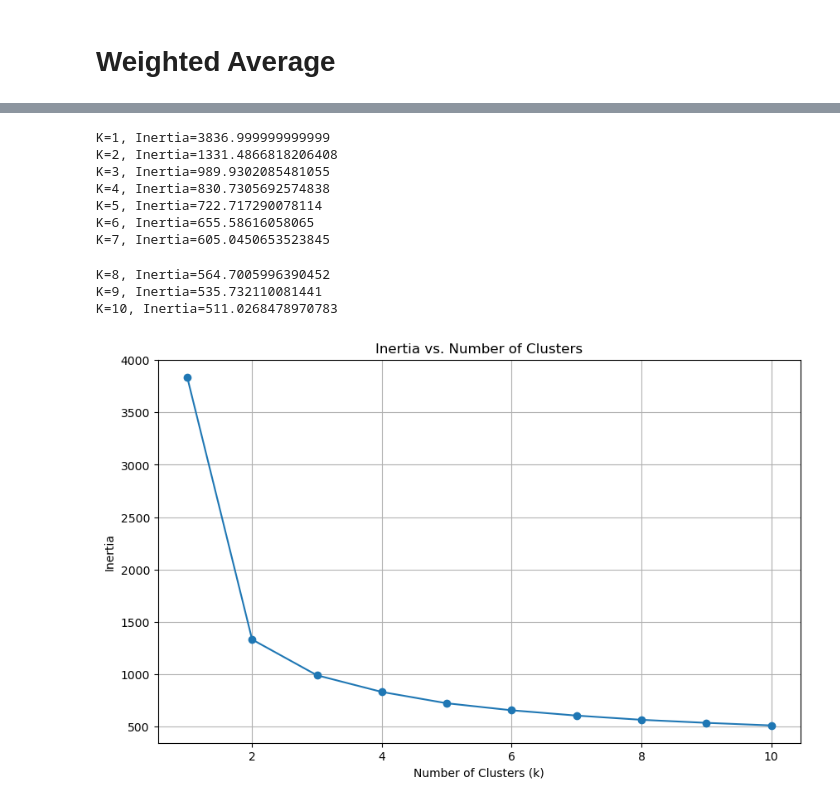
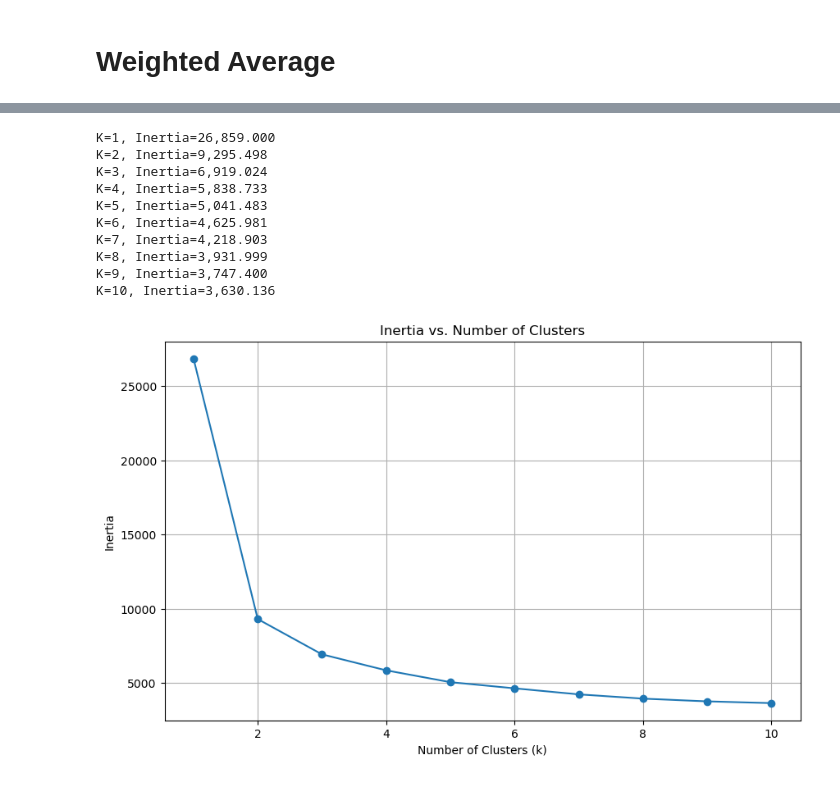
Before and after one commit to BruciiZ/hearing-clustering, a Jupyter notebook: code/K-Means.ipynb, the cells around one changed output, grey strips where cells are left out. Cells and saved outputs as stored; diff of their text form; code cells hidden in the pictures.

```diff
--- a/code/K-Means.ipynb
+++ b/code/K-Means.ipynb
@@ -484,7 +500,7 @@ K=10, Inertia=4387.298766841732
 from sklearn.metrics import silhouette_score
 
 # Initialize a list to store the silhouette scores
-silhouette_scores = []
+right_silhouette_scores = []
 
 # Define the range of clusters to try
 k_values = range(2, 11)
@@ -493,16 +509,16 @@ k_values = range(2, 11)
 
 for k in k_values:
     # Initialize the KMeans object with k clusters
-    kmeans = KMeans(n_clusters=k, random_state=42)
+    kmeans = KMeans(n_clusters=k, random_state=42, n_init = 'auto')
     kmeans.fit(standardized_right_ear_data)
     # Calculate the silhouette score
     score = silhouette_score(standardized_right_ear_data, kmeans.labels_)
-    silhouette_scores.append(score)
-    print(f"K={k}, Silhouette Score={score}")
+    right_silhouette_scores.append(score)
+    print(f"K={k}, Silhouette Score={score:.3f}")
 
 # Plot the silhouette scores against k values
 plt.figure(figsize=(10, 6))
-plt.plot(k_values, silhouette_scores, marker='o')
+plt.plot(k_values, right_silhouette_scores, marker='o')
 plt.xlabel('Number of Clusters (k)')
 plt.ylabel('Silhouette Score')
 plt.title('Silhouette Score vs. Number of Clusters')
@@ -532,7 +571,7 @@ print(6670.321743447936 / 7)
 # Weighted Average
 # %%
 # Define weights for left and right ear data
-weights = [0.8, 1.1]
+weights = [1.30, 1.40]
 
 # Calculate the weighted average hearing level
 weighted_average_hearing = (weights[0] * np.array(left_ear_data) + weights[1] * np.array(right_ear_data)) / sum(weights)
@@ -551,18 +590,18 @@ weighted_average_hearing.head()
 # %%
 # Fit KMenas to the weighted average hearing data
 scaler = StandardScaler()
-data_scaled = scaler.fit_transform(weighted_average_hearing)
+weighted_data_scaled = scaler.fit_transform(weighted_average_hearing)
 # %%
 # Perform KMeans clustering
-kmeans = KMeans(n_clusters=4, random_state=42)
-kmeans.fit(data_scaled)
+kmeans = KMeans(n_clusters=4, random_state=42, n_init = 'auto')
+kmeans.fit(weighted_data_scaled)
 
 # Add the cluster labels to the original data
 weighted_average_hearing['Cluster'] = kmeans.labels_
 
 # Analyze the cluster centroids for the 3-cluster solution
 centroids = scaler.inverse_transform(kmeans.cluster_centers_)
-centroid_df = pd.DataFrame(centroids, columns=desired_order[:7])
+centroid_df = pd.DataFrame(centroids, columns=frequencies)
 
 # Plot the cluster centroids with 4 clusters
 frequencies = [500, 1000, 2000, 3000, 4000, 6000, 8000]  # Correct frequency values
@@ -570,7 +609,7 @@ frequencies = [500, 1000, 2000, 3000, 4000, 6000, 8000]  # Correct frequency val
 plt.figure(figsize=(8, 6))
 
 for i in range(4):
-    plt.plot(frequencies, centroid_df_5.iloc[i, :7], marker='o', label=f'Cluster {i}')
+    plt.plot(frequencies, centroid_df.iloc[i, :], marker='o', label=f'Cluster {i}')
 
 # Add labels and reverse y-axis
 plt.xlabel('Frequency in Hertz (Hz)')
@@ -587,41 +626,41 @@ plt.show()
 # %%
 # Use Elbow Method to determine optimal number of clusters
 
 # Initialize a list to store the inertia values
-inertia_values = []
+weighted_inertia_values = []
 
 # Define the range of clusters to try
 k_values = range(1, 11)
 
 # Iterate over the range of k values
 for k in k_values:
     # Initialize the KMeans object with k clusters
-    kmeans = KMeans(n_clusters=k, random_state=42)
-    kmeans.fit(data_scaled)
+    kmeans = KMeans(n_clusters=k, random_state=42, n_init = 'auto')
+    kmeans.fit(weighted_data_scaled)
     # Append the inertia value to the list
-    inertia_values.append(kmeans.inertia_/7)
-    print(f"K={k}, Inertia={kmeans.inertia_/7}")
+    weighted_inertia_values.append(kmeans.inertia_)
+    print(f"K={k}, Inertia={kmeans.inertia_:,.3f}")
 
 # Plot the inertia values against k values
 plt.figure(figsize=(10, 6))
-plt.plot(k_values, inertia_values, marker='o')
+plt.plot(k_values, weighted_inertia_values, marker='o')
 plt.xlabel('Number of Clusters (k)')
 plt.ylabel('Inertia')
 plt.title('Inertia vs. Number of Clusters')
 plt.grid(True)
 plt.show()
 # %% [output]
-K=1, Inertia=3836.999999999999
-K=2, Inertia=1331.4866818206408
-K=3, Inertia=989.9302085481055
-K=4, Inertia=830.7305692574838
-K=5, Inertia=722.717290078114
-K=6, Inertia=655.58616058065
-K=7, Inertia=605.0450653523845
+K=1, Inertia=26,859.000
+K=2, Inertia=9,295.498
+K=3, Inertia=6,919.024
+K=4, Inertia=5,838.733
+K=5, Inertia=5,041.483
+K=6, Inertia=4,625.981
+K=7, Inertia=4,218.903
+K=8, Inertia=3,931.999
+K=9, Inertia=3,747.400
+K=10, Inertia=3,630.136
-K=8, Inertia=564.7005996390452
-K=9, Inertia=535.732110081441
-K=10, Inertia=511.0268478970783
-[figure, old version]
+[figure, new version]
 # %%
 # Use Silhouette Score to determine optimal number of clusters
 
```
Also changed, not shown: parts of 20 cells of this notebook, 1 other file.
